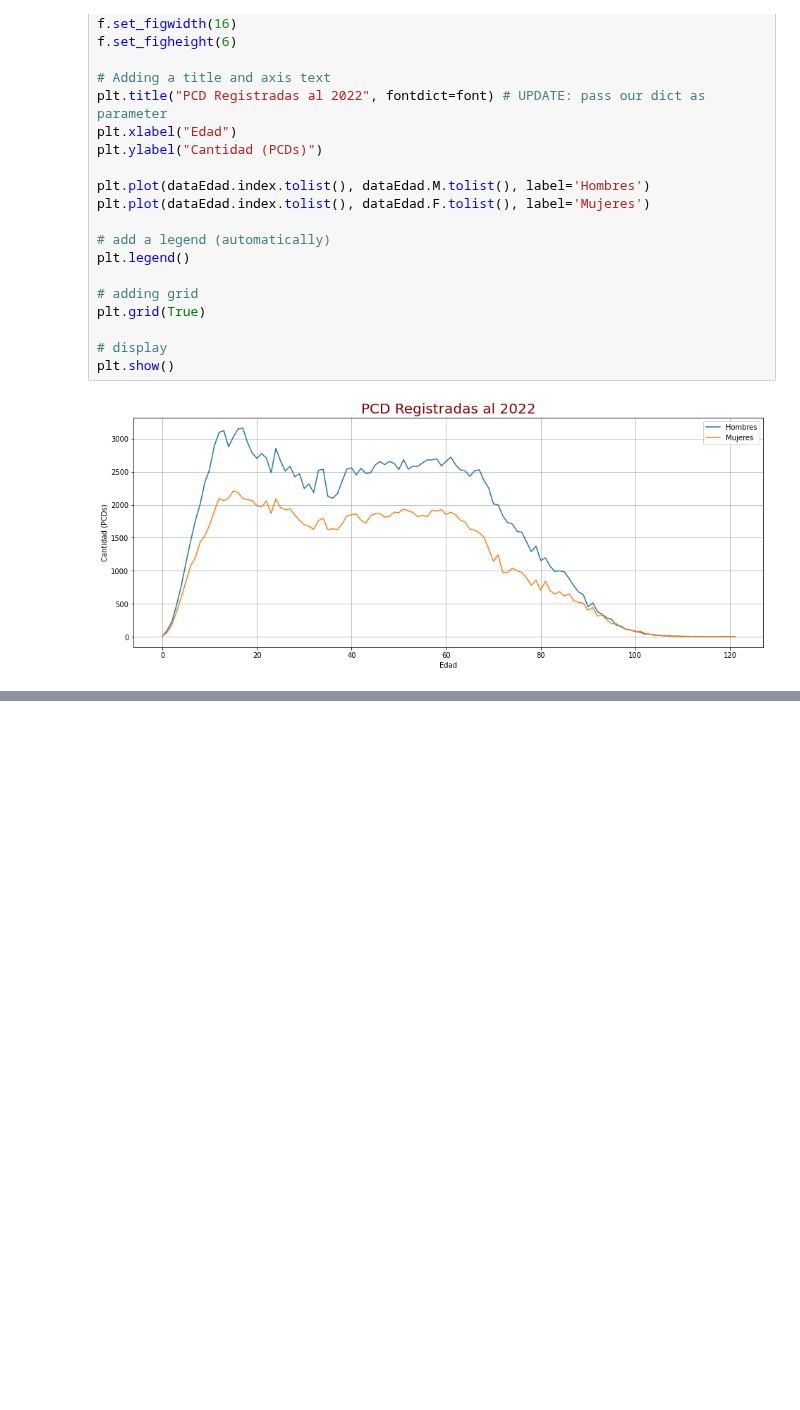
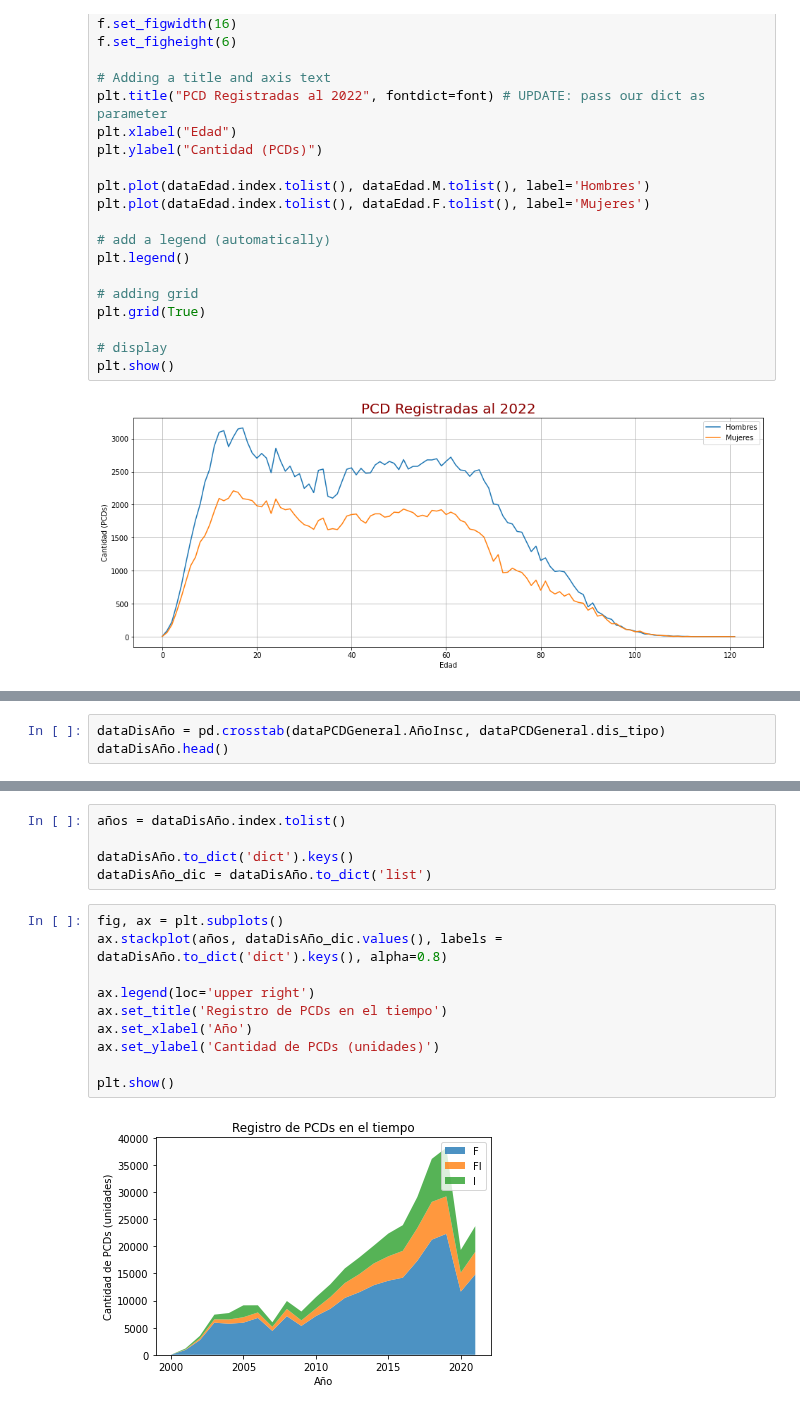
Before and after one commit to CVilaNet/PCDAyac, a Jupyter notebook: SIRNPD.ipynb, the cells around one changed output, grey strips where cells are left out. Cells and saved outputs as stored; diff of their text form; blank space fills up the shorter version.

```diff
--- a/SIRNPD.ipynb
+++ b/SIRNPD.ipynb
@@ -198,0 +358,3 @@ dataEdad
+# %%
+dataDisAño = pd.crosstab(dataPCDGeneral.AñoInsc, dataPCDGeneral.dis_tipo)
+dataDisAño.head()
@@ -198,0 +369,17 @@ dataEdad
+# %%
+años = dataDisAño.index.tolist()
+
+dataDisAño.to_dict('dict').keys()
+dataDisAño_dic = dataDisAño.to_dict('list')
+# %%
+fig, ax = plt.subplots()
+ax.stackplot(años, dataDisAño_dic.values(), labels = dataDisAño.to_dict('dict').keys(), alpha=0.8)
+
+ax.legend(loc='upper right')
+ax.set_title('Registro de PCDs en el tiempo')
+ax.set_xlabel('Año')
+ax.set_ylabel('Cantidad de PCDs (unidades)')
+
+plt.show()
+# %% [output]
+[figure, added]
```
Also changed, not shown: parts of 31 cells of this notebook.
